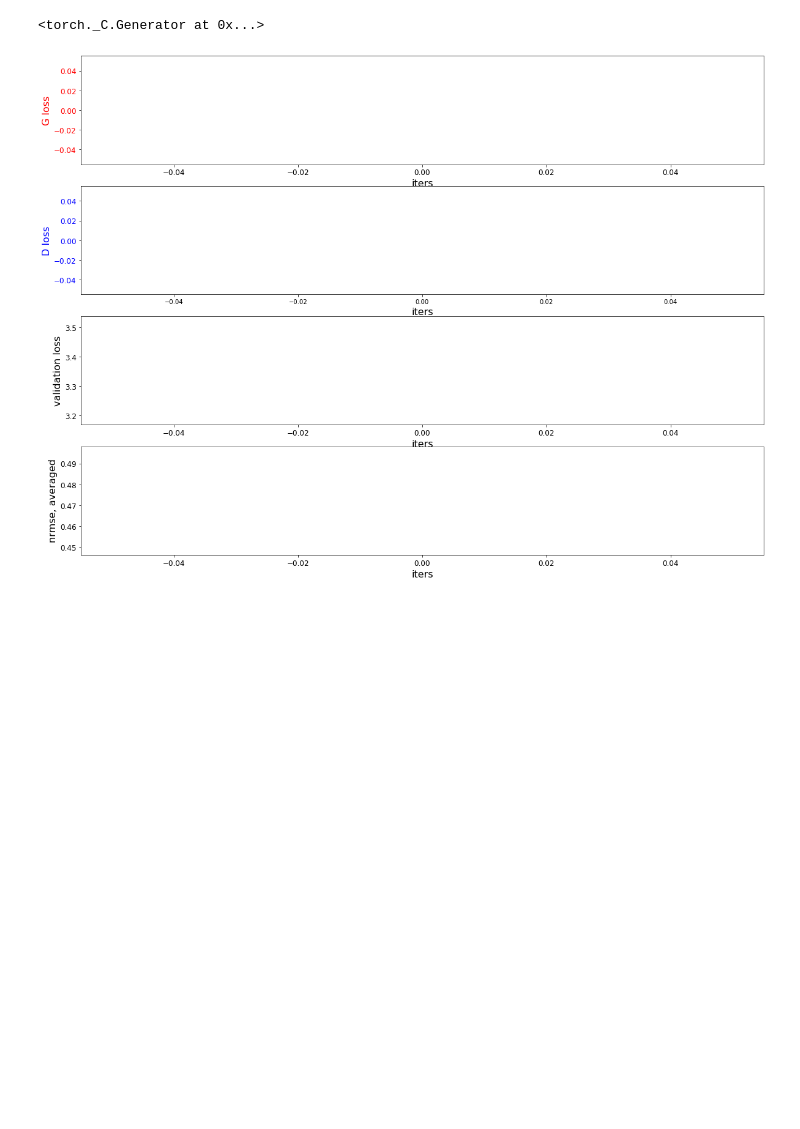
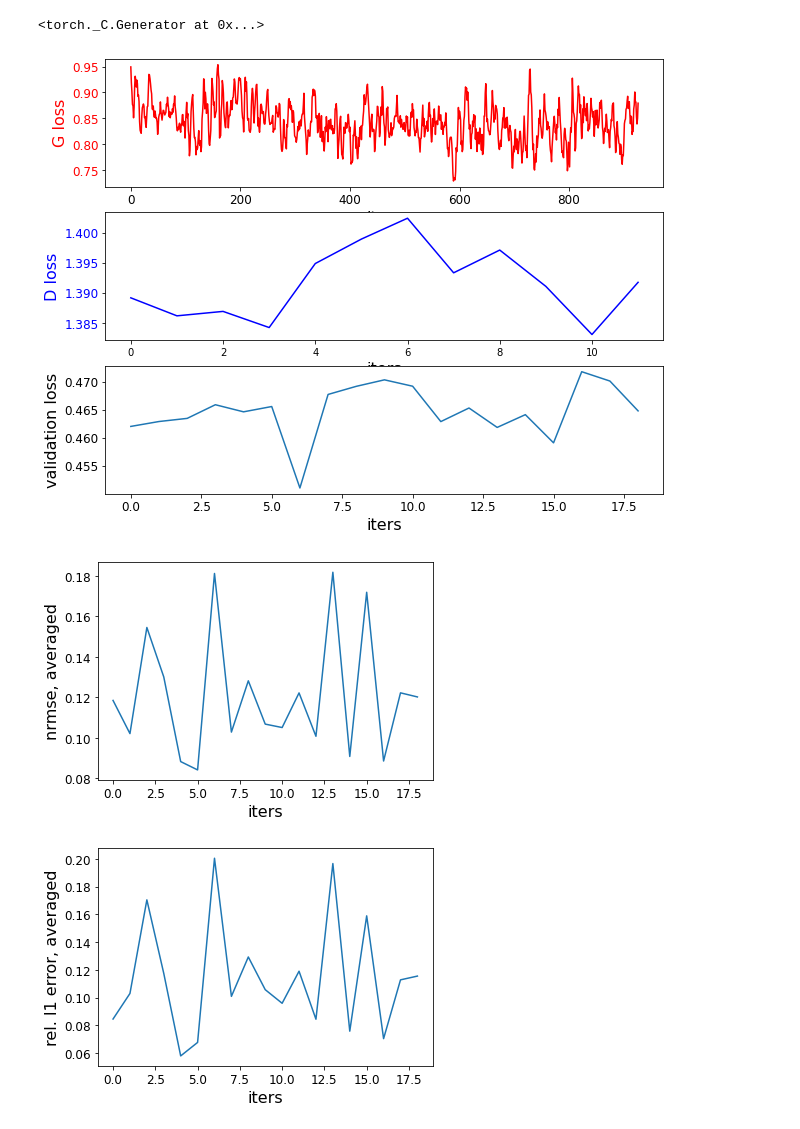
Before and after one commit to zhishenhuang/hydro, a Jupyter notebook: demo.ipynb, the cells around one changed output. Saved outputs shown, nothing was run; the diff lists cells and outputs as text; code cells hidden in the pictures; blank space fills up the shorter version.

```diff
--- a/demo.ipynb
+++ b/demo.ipynb
@@ -32,10 +32,14 @@ from models.utils import illustrate, visualization
 # %%
 errorRec_path = '/home/huangz78/checkpoints/gan_train_track.npz'
 errordata = np.load(errorRec_path)
 %matplotlib inline
-visualization(errordata['g_loss'],errordata['d_loss'],errordata['val_loss'],errordata['nrmse'],log1=False,log2=False,window=5)
+visualization(errordata['g_loss'],errordata['d_loss'],errordata['val_loss'],\
+              errordata['nrmse_val'],errordata['l1_val'],\
+              log_loss=False,log_val=False,log_err=False,window=5)
 # %% [output]
-[figure, old version]
+[figure, new version]
+[figure, added]
+[figure, added]
 # %%
 datapath = '/mnt/shared_b/data/hydro_simulations/data/'
 ncfiles = list([])
```
Also changed, not shown: parts of 3 cells of this notebook, 6 other files.
